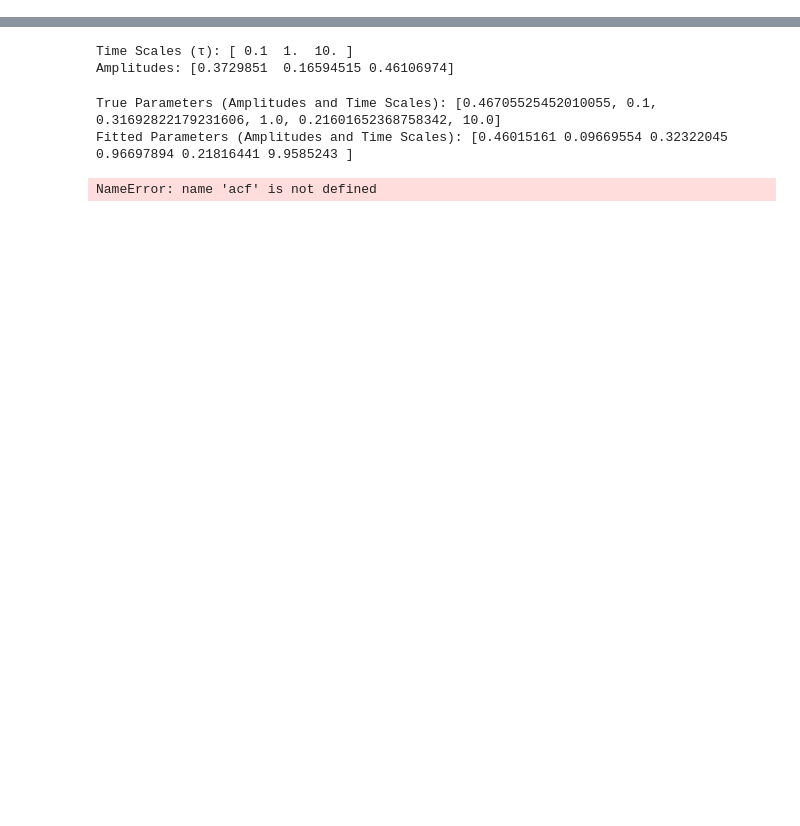
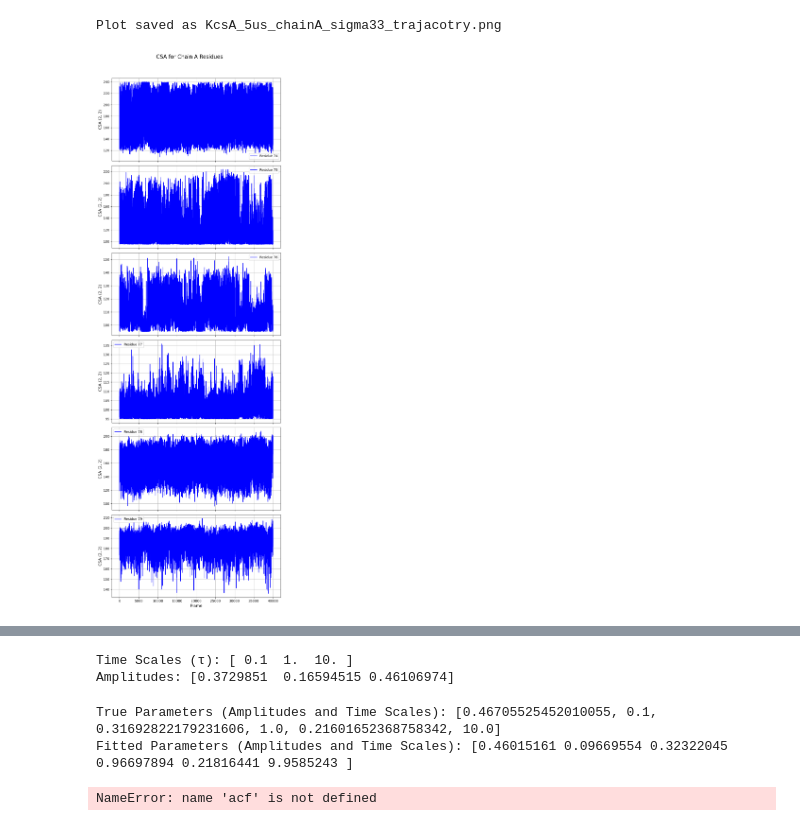
Before and after one commit to Xyunyao/KChannel_torsion_angle, a Jupyter notebook: NMR_t1_estimation.ipynb, the cells around one changed output, grey strips where cells are left out. Cells and saved outputs as stored; diff of their text form; code cells hidden in the pictures; blank space fills up the shorter version.

```diff
--- a/NMR_t1_estimation.ipynb
+++ b/NMR_t1_estimation.ipynb
@@ -99,3 +188,9 @@ ori_pd = pd.read_excel('orientation_vectors.xlsx')
+# %%
+# reload data
+data = np.load("kcsa_5us_sigma_orientations.npz", allow_pickle=True)
+sigma_33_dict = data['sigma_33'].item()  # Use `.item()` to extract the dictionary
+sigma_22_dict = data['sigma_22'].item()
+sigma_11_dict = data['sigma_11'].item()
 # %%
 # from the local frame, we can calculate the rotation matrix from local frame to lab frame
 sigma11= 240   #
@@ -165,0 +277,61 @@ plt.show()
+# %%
+import matplotlib.pyplot as plt
+import numpy as np
+
+%matplotlib inline
+
+def visualize_csa_t_subplots(csa_t, chain, residues, title="CSA Visualization", save_as=None):
+    """
+    Visualize `csa_t[:, :, 2, 2]` for specific residues over time, with each residue in a separate subplot.
+
+    Parameters:
+        csa_t (dict): Dictionary with chains as keys and 4D numpy arrays as values.
+        chain (str): Chain to visualize (e.g., 'A', 'B', etc.).
+        residues (list): List of residue indices to plot (0-indexed).
+        title (str): Title of the overall plot.
+        save_as (str): If provided, save the plot to this filename.
+    """
+    # Check if the chain exists in the dictionary
+    if chain not in csa_t:
+        raise ValueError(f"Chain '{chain}' not found in csa_t.")
+
+    # Extract `csa_t[:, :, 2, 2]` for the given chain
+    data = csa_t[chain][:, :, 2, 2]
+
+    # Setup subplots
+    num_residues = len(residues)
+    fig, axes = plt.subplots(num_residues, 1, figsize=(8, 4 * num_residues), sharex=True)
+    fig.suptitle(title, fontsize=16)
+
+    # Ensure axes is iterable for a single subplot case
+    if num_residues == 1:
+        axes = [axes]
+
+    # Plot each residue in its own subplot
+    for ax, residue in zip(axes, residues):
+        if residue >= data.shape[1]:
+            raise ValueError(f"Residue index {residue} out of bounds for chain '{chain}'.")
+        ax.plot(data[:, residue], label=f"Residue {residue + 74}", color='blue')
+        ax.set_ylabel("CSA (2, 2)", fontsize=12)
+        ax.legend()
+        ax.grid(True)
+
+    # Customize the x-axis for the bottom plot
+    axes[-1].set_xlabel("Frame", fontsize=12)
+
+    # Adjust layout
+    plt.tight_layout(rect=[0, 0, 1, 0.96])
+
+    # Show or save the plot
+    if save_as:
+        plt.savefig(save_as, dpi=300)
+        print(f"Plot saved as {save_as}")
+    else:
+        plt.show()
+
+# Example usage
+residues_to_plot = np.array([74, 75, 76, 77, 78, 79]) - 74  # Convert to 0-based indices
+visualize_csa_t_subplots(csa_t, chain='A', residues=residues_to_plot, title="CSA for Chain A Residues", save_as='KcsA_5us_chainA_sigma33_trajacotry.png')
+# %% [output]
+Plot saved as KcsA_5us_chainA_sigma33_trajacotry.png
+[figure, added]
```
Also changed, not shown: parts of 29 cells of this notebook.
